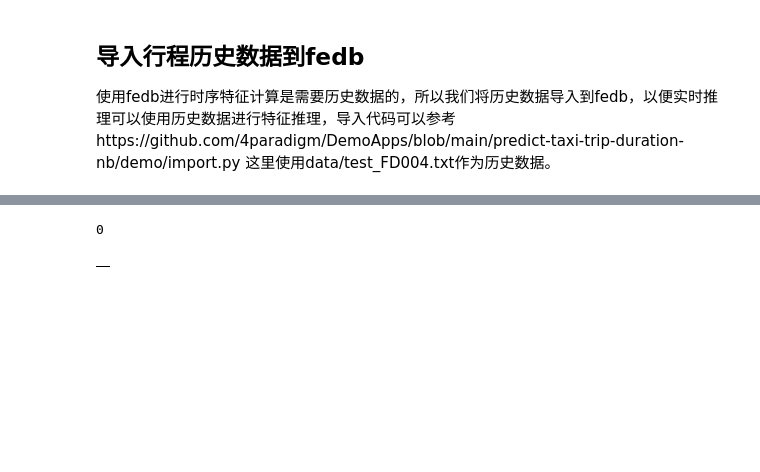
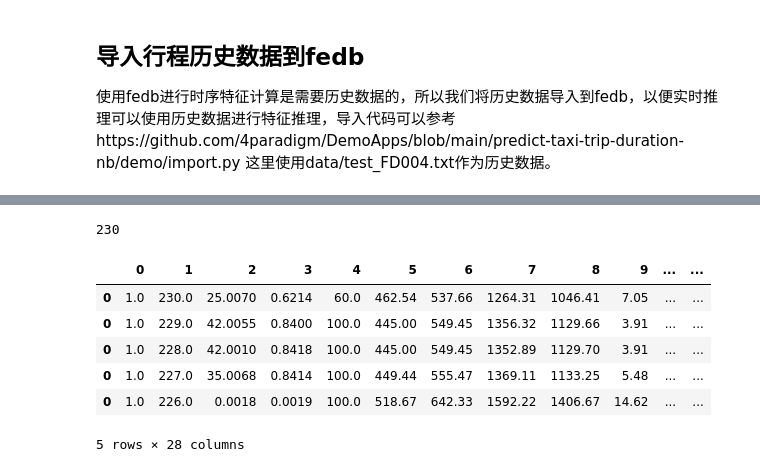
Before and after one commit to vagetablechicken/DemoApps, a Jupyter notebook: predict-remaining-useful-life-nb/develop_ml_application_tour.ipynb, the cells around one changed output, grey strips where cells are left out. Saved outputs shown, nothing was run; the diff lists cells and outputs as text; code cells hidden in the pictures; blank space fills up the shorter version.

```diff
--- a/predict-remaining-useful-life-nb/develop_ml_application_tour.ipynb
+++ b/predict-remaining-useful-life-nb/develop_ml_application_tour.ipynb
@@ -110,33 +166,42 @@ Mean Abs Error: 48.02
 # %%
 # !cd demo && python3 predict.py # TODO
 # no real-time data, just calc from fedb
-calc_sql = """
-        select recordings.time_in_cycles
-            from t1 as recordings last join (select time_in_cycles
-            from t1 tt group by tt.time_in_cycles) as cycles on recordings.time_in_cycles=cycles.time_in_cycles
-
-;
-"""
+# calc_sql = """
+# select max(sensor_measurement_4) over w1, time_in_cycles
+# from t1
+# WINDOW w1 AS (PARTITION BY t1.time_in_cycles ORDER BY t1.record_time ROWS BETWEEN 100 PRECEDING AND CURRENT ROW);
+# """
+calc_sql = """(select * from t1 where engine_no = 1) as recordings last join cycles/*schema:time_in_cycles,MAX(...), including all engines*/
+on recordings.time_in_cycles = cycles.time_in_cycles
+;"""
+# partition by不大行，目的是time_in_cycles一个值对应一堆max指标
+# engine_no time_in_cycles sensors sensors_MAX_of_each_time_in_cycles
 
 import sqlalchemy as db
 engine = db.create_engine('fedb:///db_test?zk=127.0.0.1:2181&zkPath=/fedb')
 connection = engine.connect()
 
 from pandas import DataFrame, Series
 import numpy as np
 fm2 = DataFrame()
 
 result = connection.execute(calc_sql)
 print(result.rowcount)
 
-# for r in result:
-# #     print(r)
-#     fm2 = fm2.append([np.array(r).tolist()])
+for r in result:
+#     print(r)
+    fm2 = fm2.append([np.array(r).tolist()])
 
 fm2.head()
 # %% [output]
-0
+230
-|  |
+|  | 0 | 1 | 2 | 3 | 4 | 5 | 6 | 7 | 8 | 9 | ... | ... |
+| 0 | 1.0 | 230.0 | 25.0070 | 0.6214 | 60.0 | 462.54 | 537.66 | 1264.31 | 1046.41 | 7.05 | ... | ... |
+| 0 | 1.0 | 229.0 | 42.0055 | 0.8400 | 100.0 | 445.00 | 549.45 | 1356.32 | 1129.66 | 3.91 | ... | ... |
+| 0 | 1.0 | 228.0 | 42.0010 | 0.8418 | 100.0 | 445.00 | 549.45 | 1352.89 | 1129.70 | 3.91 | ... | ... |
+| 0 | 1.0 | 227.0 | 35.0068 | 0.8414 | 100.0 | 449.44 | 555.47 | 1369.11 | 1133.25 | 5.48 | ... | ... |
+| 0 | 1.0 | 226.0 | 0.0018 | 0.0019 | 100.0 | 518.67 | 642.33 | 1592.22 | 1406.67 | 14.62 | ... | ... |
+5 rows × 28 columns
 # %%
 X = fm2.copy().fillna(0)
 y = pd.read_csv(
```
Also changed, not shown: parts of 9 cells of this notebook, 3 other files.
